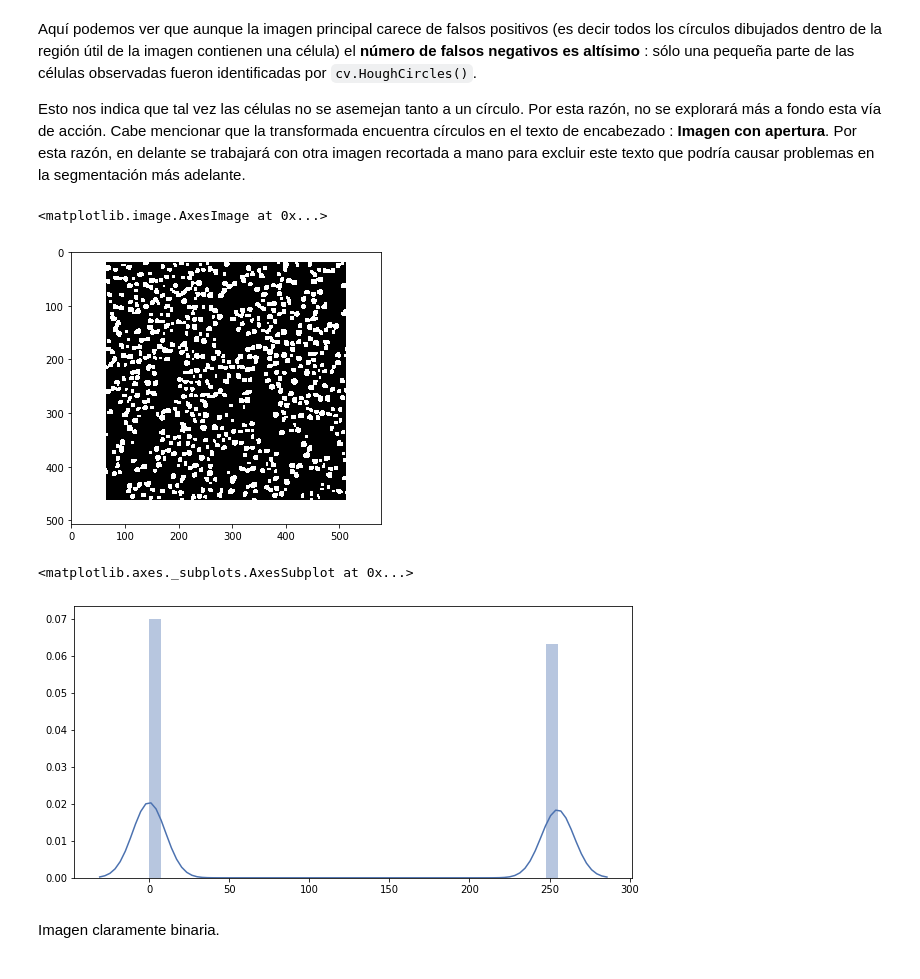
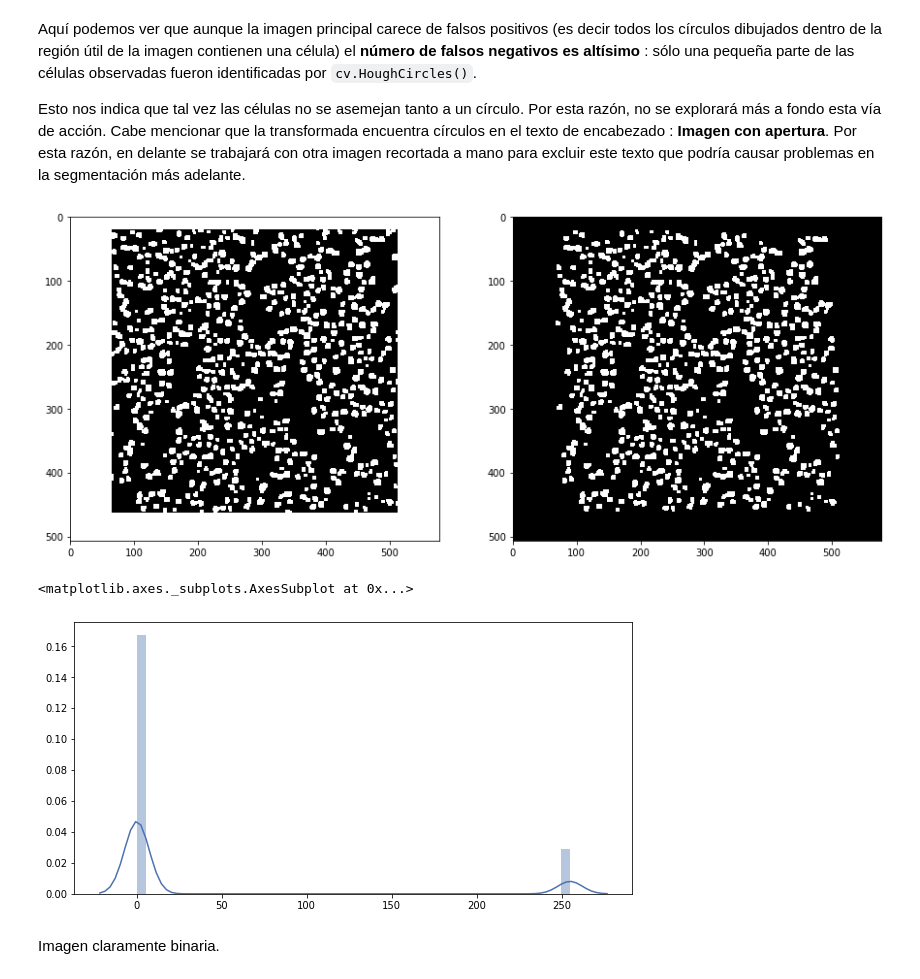
Before and after one commit to gmagannaDevelop/ImagenesTercerParcial, a Jupyter notebook: Pregunta 6.ipynb, the cells around one changed output. Saved outputs shown, nothing was run; the diff lists cells and outputs as text; code cells hidden in the pictures.

```diff
--- a/Pregunta 6.ipynb
+++ b/Pregunta 6.ipynb
@@ -141,15 +141,15 @@ Aquí podemos ver que aunque la imagen principal carece de falsos positivos (es
 Esto nos indica que tal vez las células no se asemejan tanto a un círculo. Por esta razón, no se explorará más a fondo esta vía de acción. Cabe mencionar que la transformada encuentra círculos en el texto de encabezado : **Imagen con apertura**. Por esta razón, en delante se trabajará con otra imagen recortada a mano para excluir este texto que podría causar problemas en la segmentación más adelante.
 # %%
 imgb2  = cv.imread('imagenes/Ex3Preg6(b)3.tif', cv.IMREAD_GRAYSCALE)
-plt.imshow(imgb2, cmap='gray')
+imgb2c = clear_border(imgb2)
+utils.side_by_side(imgb2, imgb2c)
 # %% [output]
-<matplotlib.image.AxesImage at 0x...>
-[figure, old version]
+[figure, new version]
 # %%
-sns.distplot(imgb2.flatten())
+sns.distplot(imgb2c.flatten())
 # %% [output]
 <matplotlib.axes._subplots.AxesSubplot at 0x...>
-[figure, old version]
+[figure, new version]
 # %% [markdown]
 Imagen claramente binaria.
 # %%
```
Also changed, not shown: parts of 6 cells of this notebook, 2 other files.
